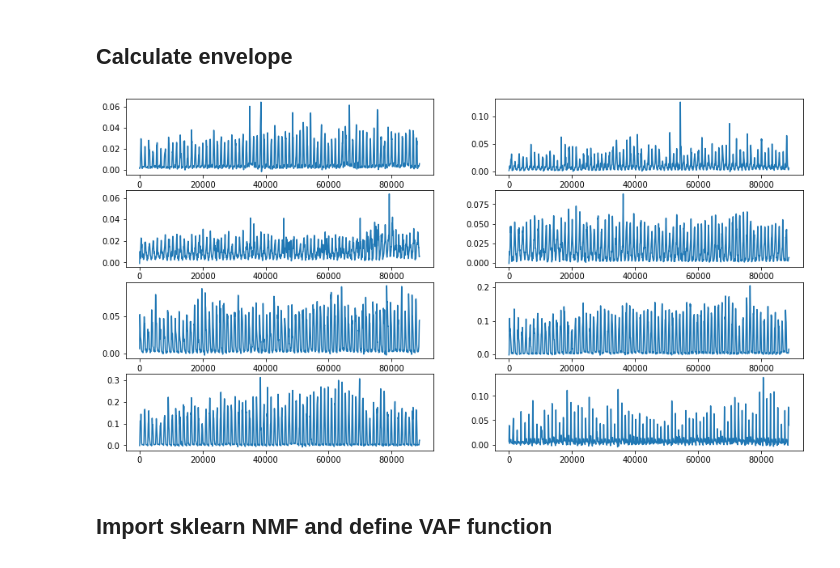
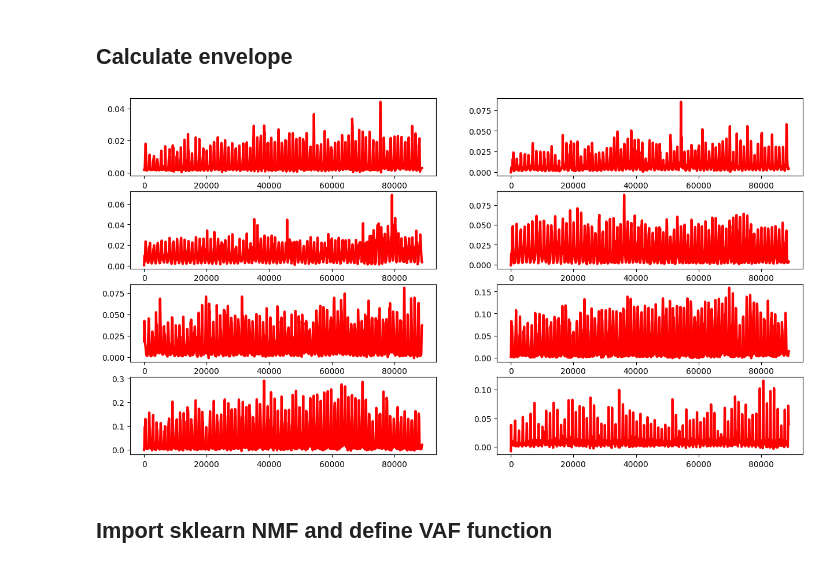
Before and after one commit to SmRanaldi/NeuralEngineeringClass, a Jupyter notebook: material/notebooks/D08.ipynb, the cells around one changed output. Drawn from its saved outputs; the diff is of its cells as text; code cells hidden in the pictures.

```diff
--- a/material/notebooks/D08.ipynb
+++ b/material/notebooks/D08.ipynb
@@ -31,15 +31,23 @@ plt.show()
 # %%
 from scipy.signal import butter, filtfilt
 
-bp = [25, 450]
+bp = [40, 450]
 fs = 1000
 
-b, a = butter(3, [x/fs for x in bp], btype='bandpass')
+b, a = butter(3, [x/(fs/2) for x in bp], btype='bandpass')
 
 data_filt = filtfilt(b, a, data, axis=0)
 # %%
 bs = [49.5, 50.5]
 
-b, a = butter(3, [x/fs for x in bs], btype='bandstop')
+b, a = butter(3, [x/(fs/2) for x in bs], btype='bandstop')
 
 data_filt = filtfilt(b, a, data_filt, axis=0)
+# %%
+fig, ax = plt.subplots(4, 2, figsize=(15,8))
+for i in range(n_muscles):
+    row = int(np.floor(i/2))
+    col = i % 2
+    ax[row, col].plot(data_filt[61000:63000,i])
+
+plt.show()
@@ -46,23 +56,26 @@ data_filt = filtfilt(b, a, data_filt, axis=0)
 # %% [markdown]
 ## Calculate envelope
 # %%
-fc = 10
+fc = 5
 fs = 1000
 
-b, a = butter(3, fc/fs, btype='lowpass')
+b, a = butter(3, fc/(fs/2), btype='lowpass')
 
 env = filtfilt(b, a, np.abs(data_filt), axis=0)
 
 fig, ax = plt.subplots(4, 2, figsize=(15,8))
 for i in range(n_muscles):
     row = int(np.floor(i/2))
     col = i % 2
-    ax[row, col].plot(env[:,i])
+    # ax[row, col].plot(data_filt[61000:63000,i],'b')
+    # ax[row, col].plot(env[61000:63000,i],'r',lw=3)
+    ax[row, col].plot(env[:,i],'r',lw=3)
+
 plt.show()
 
 env = np.abs(env)
 # %% [output]
-[figure, old version]
+[figure, new version]
 # %% [markdown]
 ## Import sklearn NMF and define VAF function
 # %%
```
Also changed, not shown: parts of 9 cells of this notebook, 3 other files.
